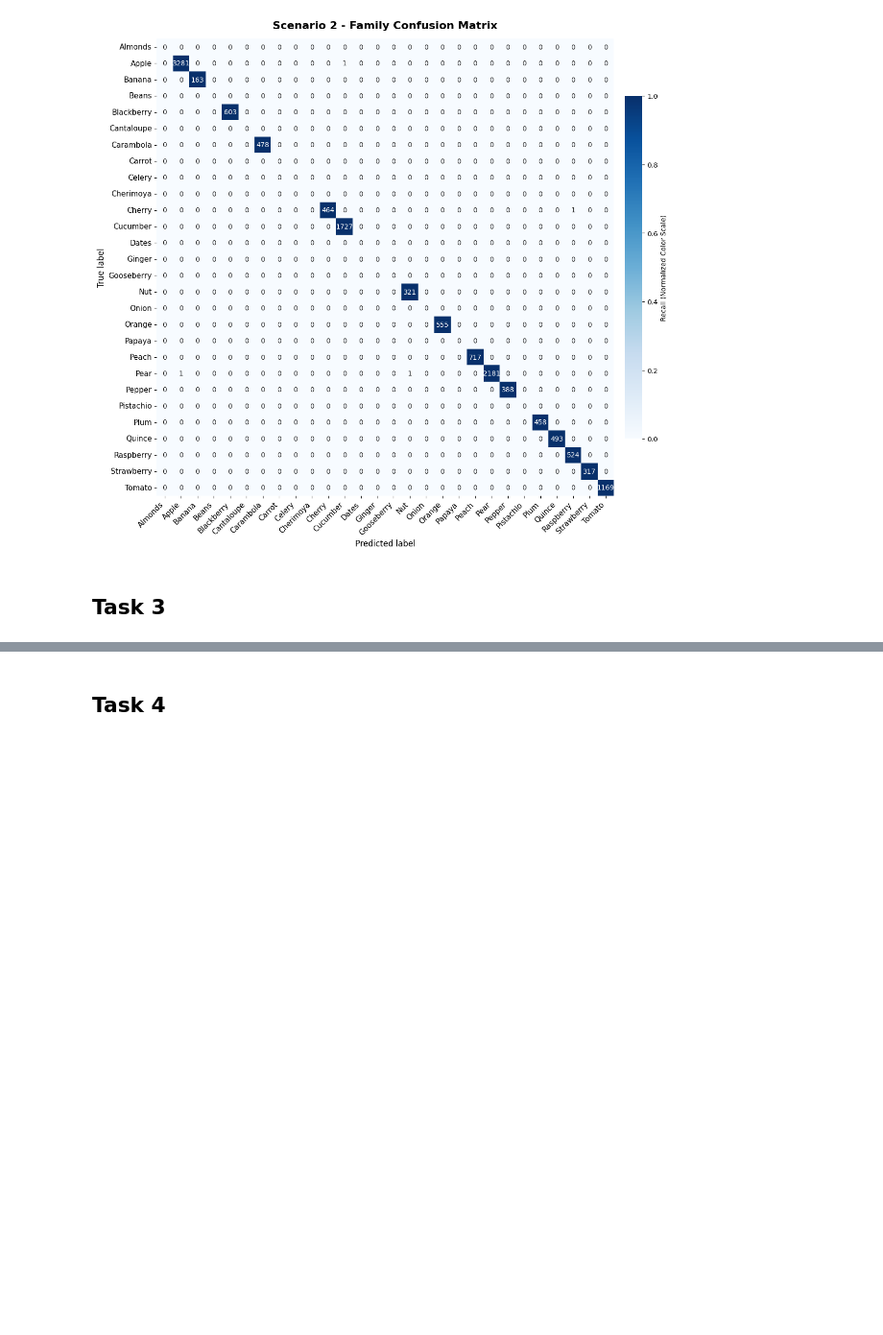
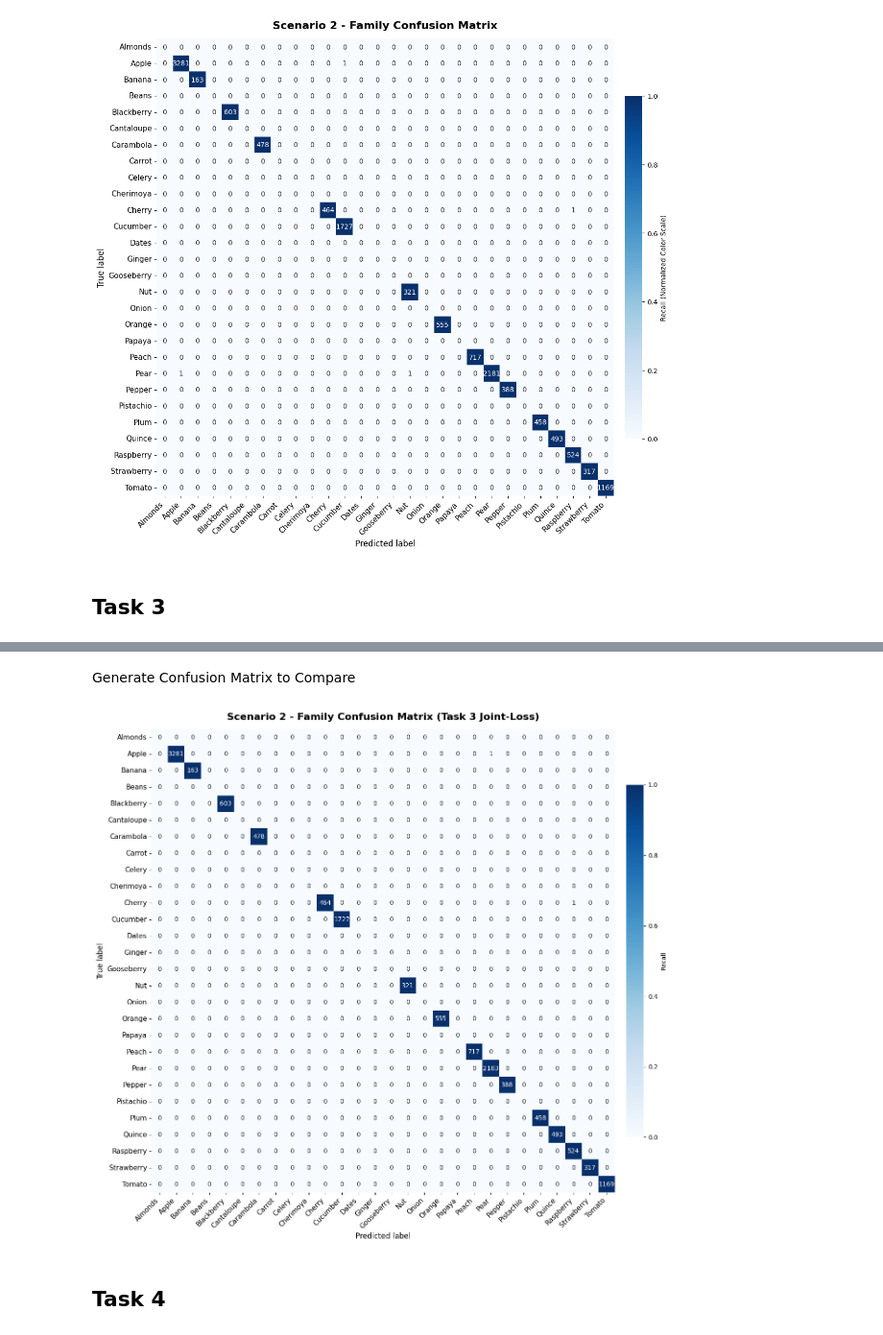
Before and after one commit to WouterFeijen/DL-Assignment-1, a Jupyter notebook: ass1_skeleton.ipynb, the cells around one changed output, grey strips where cells are left out. Shown at 96% size. Cells and saved outputs as stored; diff of their text form; code cells hidden in the pictures; blank space fills up the shorter version.

Commit message:
Task 3 in main

```diff
--- a/ass1_skeleton.ipynb
+++ b/ass1_skeleton.ipynb
@@ -1199,6 +1191,10 @@ plt.show()
 # %%
-train_data_both = GardenDataset(class_level="both",transform=transform,subset="train",family_subset="main",item_subset="main")
-
-test_data_both = GardenDataset(class_level="both",transform=transform,subset="test",family_subset="main",item_subset="main")
-
-# your code here
+# init train and test datasets
+train_data_both = GardenDataset(
+    class_level="both",transform=transform_garden,
+    subset="train",family_subset="main",item_subset="main"
+)
+test_data_both = GardenDataset(
+    class_level="both",transform=transform_garden,
+    subset="test",family_subset="main",item_subset="main"
+)
@@ -1205,3 +1370,32 @@ test_data_both = GardenDataset(class_level="both",transform=transform,subset="te
+# %% [markdown]
+Generate Confusion Matrix to Compare
+# %%
+# generate matrix using the new Task 3 predictions (preds2_family_t3)
+cm_raw_t3 = confusion_matrix(
+    test_family_lbls, preds2_family_t3,
+    labels=sorted(family_name_lookup)
+)
+cm_norm_t3 = confusion_matrix(
+    test_family_lbls, preds2_family_t3,
+    labels=sorted(family_name_lookup),
+    normalize='true'
+)
+
+plt.figure(figsize=(14, 12))
+sns.heatmap(cm_norm_t3, annot=cm_raw_t3, fmt="d", cmap="Blues",
+            xticklabels=ordered_family_names, yticklabels=ordered_family_names,
+            square=True, annot_kws={"size": 10},
+            cbar_kws={'shrink': 0.75, 'pad': 0.02, 'label': 'Recall'})
+
+plt.title("Scenario 2 - Family Confusion Matrix (Task 3 Joint-Loss)", fontsize=16, fontweight="bold", pad=15)
+plt.xlabel("Predicted label", fontsize=12)
+plt.ylabel("True label", fontsize=12)
+plt.xticks(rotation=45, ha='right', fontsize=11)
+plt.yticks(rotation=0, fontsize=11)
+plt.tight_layout()
+plt.show()
+# %% [output]
+[figure, added]
 # %% [markdown]
 ## Task 4
 # %% [markdown]
```
Also changed, not shown: parts of 16 cells of this notebook, 1 other file.
